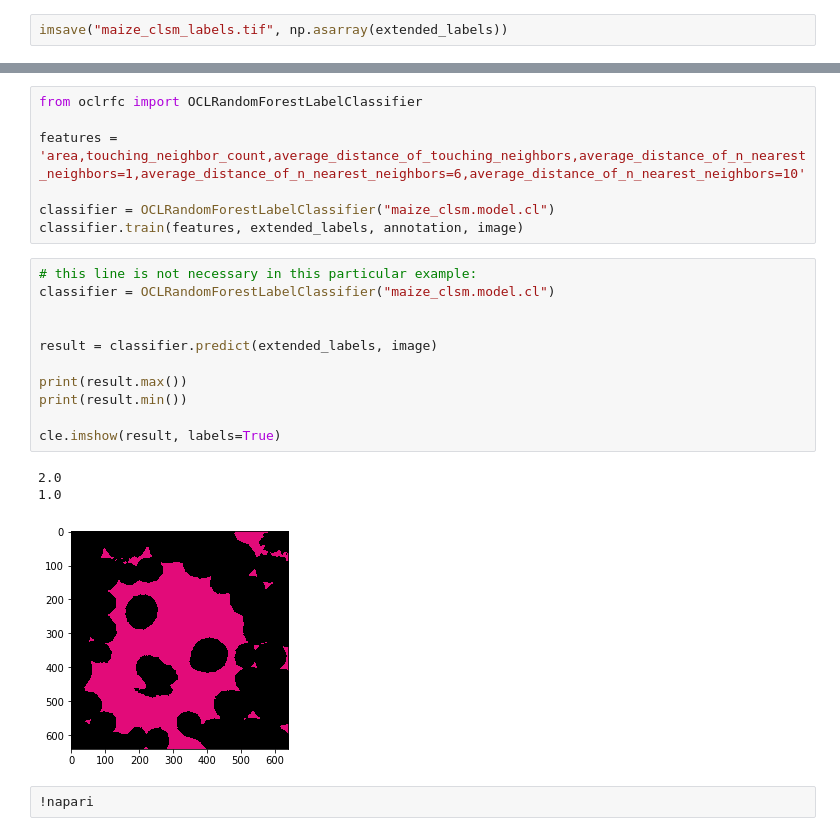
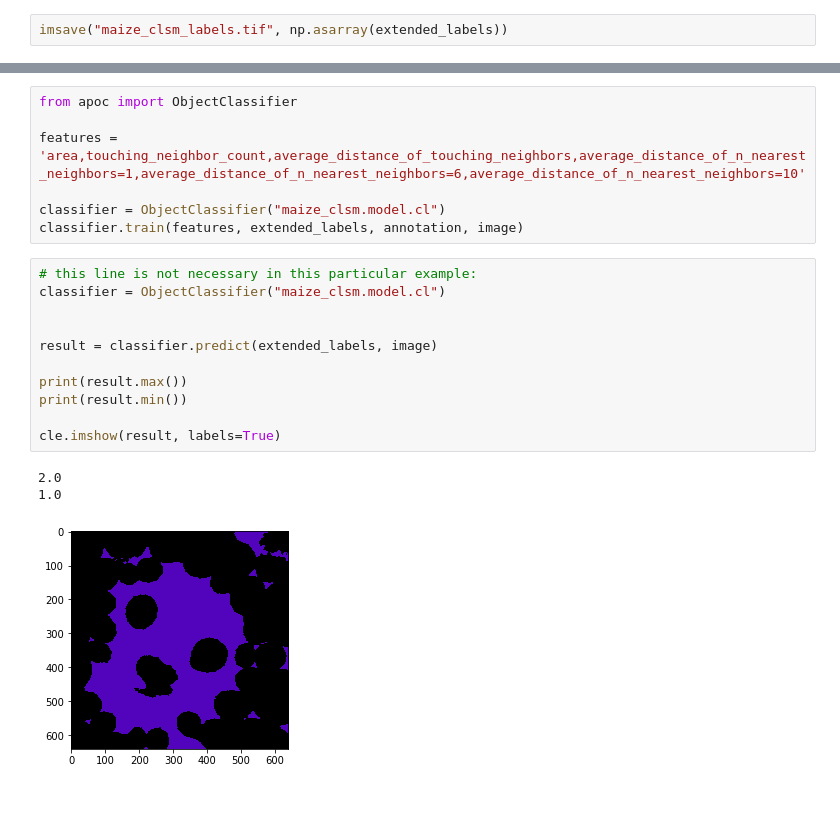
Before and after one commit to haesleinhuepf/apoc, a Jupyter notebook: demo/cell_classification.ipynb, the cells around one changed output, grey strips where cells are left out. Saved outputs shown, nothing was run; the diff lists cells and outputs as text; blank space fills up the shorter version.

```diff
--- a/demo/cell_classification.ipynb
+++ b/demo/cell_classification.ipynb
@@ -51,24 +51,22 @@ cle.imshow(annotation, labels=True)
 # %%
-from oclrfc import OCLRandomForestLabelClassifier
+from apoc import ObjectClassifier
 
 features = 'area,touching_neighbor_count,average_distance_of_touching_neighbors,average_distance_of_n_nearest_neighbors=1,average_distance_of_n_nearest_neighbors=6,average_distance_of_n_nearest_neighbors=10'
 
-classifier = OCLRandomForestLabelClassifier("maize_clsm.model.cl")
+classifier = ObjectClassifier("maize_clsm.model.cl")
 classifier.train(features, extended_labels, annotation, image)
 # %%
 # this line is not necessary in this particular example:
-classifier = OCLRandomForestLabelClassifier("maize_clsm.model.cl")
+classifier = ObjectClassifier("maize_clsm.model.cl")
 
 
 result = classifier.predict(extended_labels, image)
 
 print(result.max())
 print(result.min())
 
 cle.imshow(result, labels=True)
 # %% [output]
 2.0
 1.0
-[figure, old version]
+[figure, new version]
-# %%
-!napari
```
Also changed, not shown: parts of 3 cells of this notebook, 13 other files.
